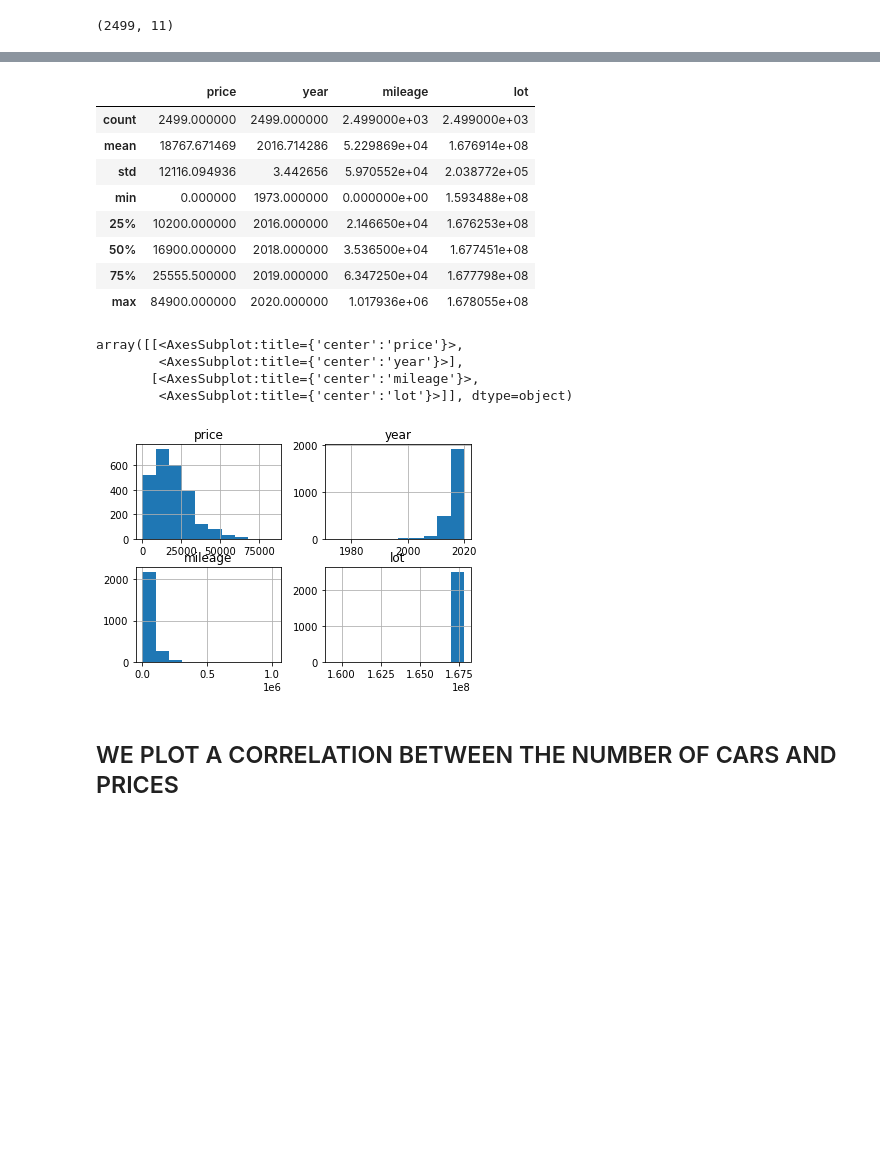
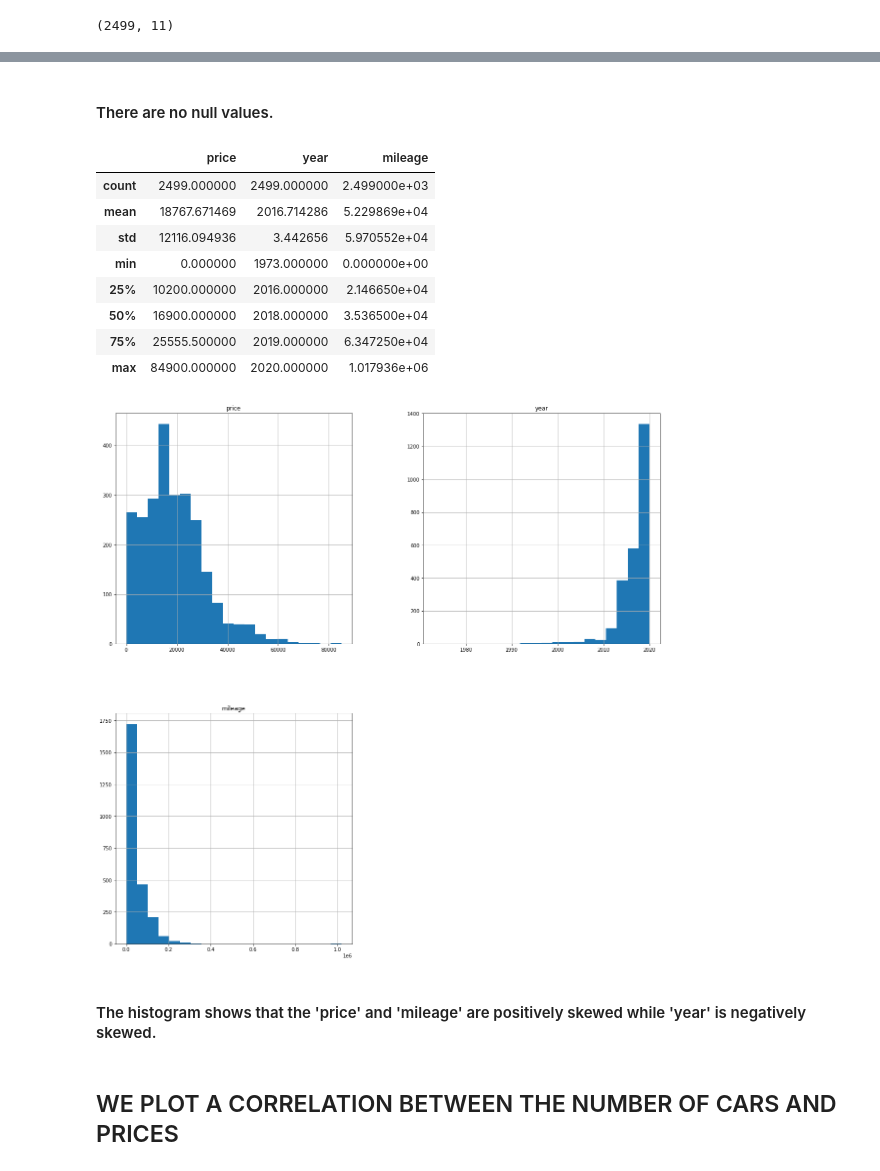
Before and after one commit to Venedah/Cars-Distribution, a Jupyter notebook: USA-CARS.ipynb, the cells around one changed output, grey strips where cells are left out. Saved outputs shown, nothing was run; the diff lists cells and outputs as text; code cells hidden in the pictures; blank space fills up the shorter version.

Commit message:
Removed Outliers and also checked for null values.

```diff
--- a/USA-CARS.ipynb
+++ b/USA-CARS.ipynb
@@ -27,6 +27,8 @@ df.head()
 | 2 | 5350 | dodge | mpv | 2018 | clean vehicle | 39590 | silver | 167655728 | georgia | usa | ... |
 | 3 | 25000 | ford | door | 2014 | clean vehicle | 64146 | blue | 167753855 | virginia | usa | ... |
 | 4 | 27700 | chevrolet | 1500 | 2018 | clean vehicle | 6654 | red | 167763266 | florida | usa | ... |
+# %%
+df.lot = df.lot.astype("category")
 # %%
 df.columns
 # %% [output]
@@ -44,23 +62,23 @@ df.shape
+# %% [markdown]
+#### There are no null values.
 # %%
 df.describe()
 # %% [output]
-|  | price | year | mileage | lot |
-| count | 2499.000000 | 2499.000000 | 2.499000e+03 | 2.499000e+03 |
-| mean | 18767.671469 | 2016.714286 | 5.229869e+04 | 1.676914e+08 |
-| std | 12116.094936 | 3.442656 | 5.970552e+04 | 2.038772e+05 |
-| min | 0.000000 | 1973.000000 | 0.000000e+00 | 1.593488e+08 |
-| 25% | 10200.000000 | 2016.000000 | 2.146650e+04 | 1.676253e+08 |
-| 50% | 16900.000000 | 2018.000000 | 3.536500e+04 | 1.677451e+08 |
-| 75% | 25555.500000 | 2019.000000 | 6.347250e+04 | 1.677798e+08 |
-| max | 84900.000000 | 2020.000000 | 1.017936e+06 | 1.678055e+08 |
+|  | price | year | mileage |
+| count | 2499.000000 | 2499.000000 | 2.499000e+03 |
+| mean | 18767.671469 | 2016.714286 | 5.229869e+04 |
+| std | 12116.094936 | 3.442656 | 5.970552e+04 |
+| min | 0.000000 | 1973.000000 | 0.000000e+00 |
+| 25% | 10200.000000 | 2016.000000 | 2.146650e+04 |
+| 50% | 16900.000000 | 2018.000000 | 3.536500e+04 |
+| 75% | 25555.500000 | 2019.000000 | 6.347250e+04 |
+| max | 84900.000000 | 2020.000000 | 1.017936e+06 |
 # %%
-df.hist()
+df.hist(figsize=(20,20), bins=20);
 # %% [output]
-array([[<AxesSubplot:title={'center':'price'}>,
-        <AxesSubplot:title={'center':'year'}>],
-       [<AxesSubplot:title={'center':'mileage'}>,
-        <AxesSubplot:title={'center':'lot'}>]], dtype=object)
-[figure, old version]
+[figure, new version]
+# %% [markdown]
+#### The histogram shows that the 'price' and 'mileage' are positively skewed while 'year' is negatively skewed.
 # %% [markdown]
 ## WE PLOT A CORRELATION BETWEEN THE NUMBER OF CARS AND PRICES
 # %%
```
Also changed, not shown: parts of 22 cells of this notebook.
